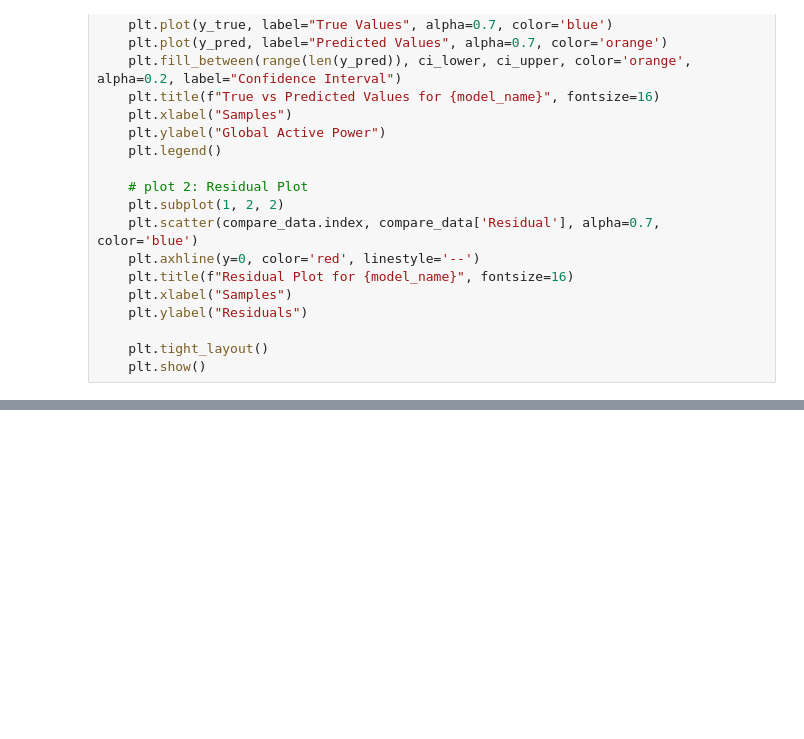
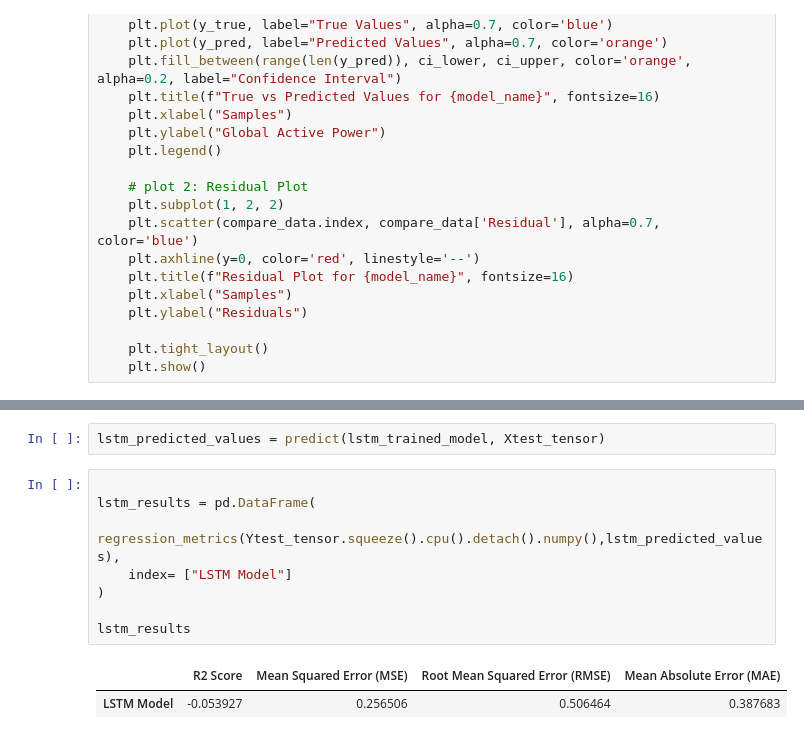
Before and after one commit to SainavyaGadde/DataScienceFinalProject, a Jupyter notebook: data_science_project.ipynb, the cells around one changed output, grey strips where cells are left out. Cells and saved outputs as stored; diff of their text form; blank space fills up the shorter version.

```diff
--- a/data_science_project.ipynb
+++ b/data_science_project.ipynb
@@ -1001,0 +1086,13 @@ compare_predictions_with_ci(Ytest_tensor.squeeze().cpu().detach().numpy(), mlp_p
+# %%
+lstm_predicted_values = predict(lstm_trained_model, Xtest_tensor)
+# %%
+
+lstm_results = pd.DataFrame(
+    regression_metrics(Ytest_tensor.squeeze().cpu().detach().numpy(),lstm_predicted_values),
+    index= ["LSTM Model"]
+)
+
+lstm_results
+# %% [output]
+|  | R2 Score | Mean Squared Error (MSE) | Root Mean Squared Error (RMSE) | Mean Absolute Error (MAE) |
+| LSTM Model | -0.053927 | 0.256506 | 0.506464 | 0.387683 |
```
Also changed, not shown: parts of 14 cells of this notebook.
